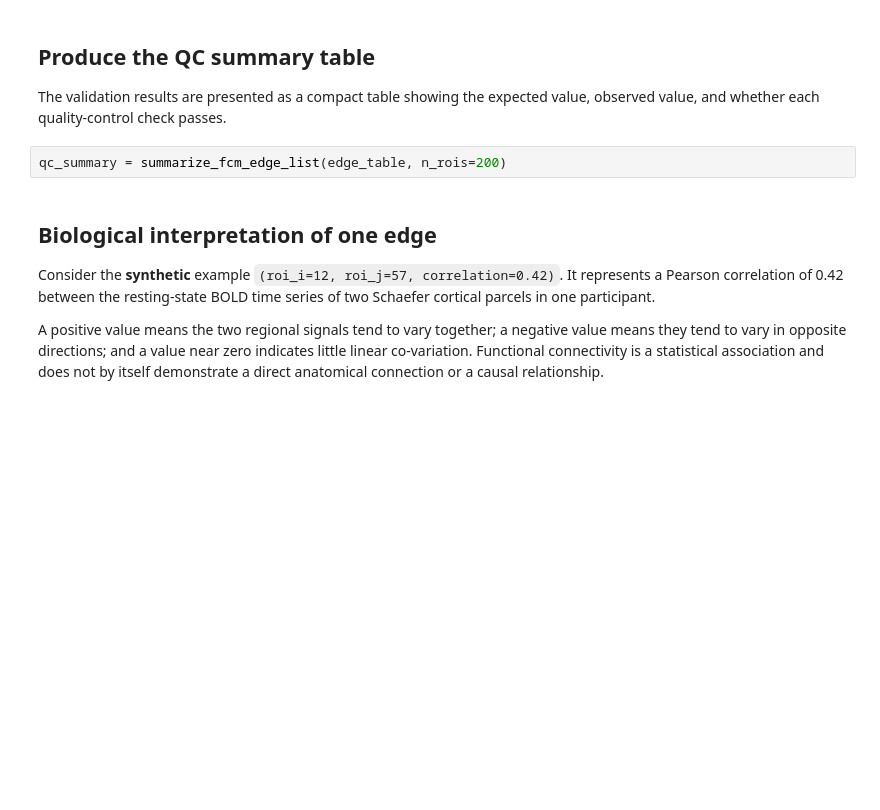
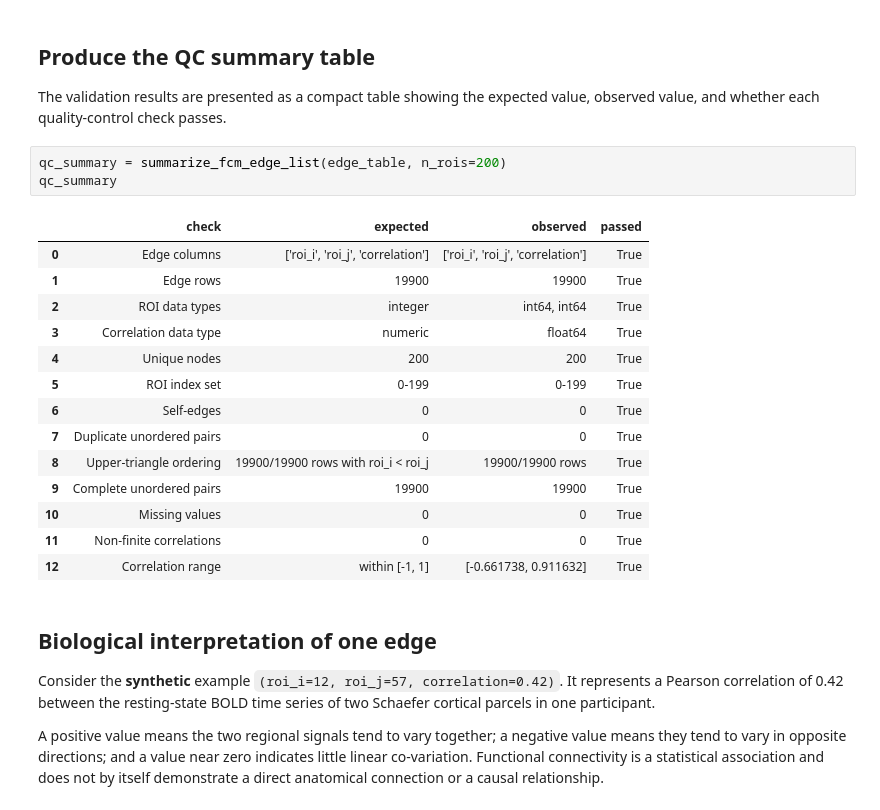
Before and after one commit to nasra-ismail/mpi-lemon-connectivity-cognition, a Jupyter notebook: notebooks/03_single_matrix_qc.ipynb, the cells around one changed output. Saved outputs shown, nothing was run; the diff lists cells and outputs as text; blank space fills up the shorter version.

```diff
--- a/notebooks/03_single_matrix_qc.ipynb
+++ b/notebooks/03_single_matrix_qc.ipynb
@@ -107,6 +117,22 @@ expected value, observed value, and whether each quality-control check
 passes.
 # %%
 qc_summary = summarize_fcm_edge_list(edge_table, n_rois=200)
+qc_summary
+# %% [output]
+|  | check | expected | observed | passed |
+| 0 | Edge columns | ['roi_i', 'roi_j', 'correlation'] | ['roi_i', 'roi_j', 'correlation'] | True |
+| 1 | Edge rows | 19900 | 19900 | True |
+| 2 | ROI data types | integer | int64, int64 | True |
+| 3 | Correlation data type | numeric | float64 | True |
+| 4 | Unique nodes | 200 | 200 | True |
+| 5 | ROI index set | 0-199 | 0-199 | True |
+| 6 | Self-edges | 0 | 0 | True |
+| 7 | Duplicate unordered pairs | 0 | 0 | True |
+| 8 | Upper-triangle ordering | 19900/19900 rows with roi_i < roi_j | 19900/19900 rows | True |
+| 9 | Complete unordered pairs | 19900 | 19900 | True |
+| 10 | Missing values | 0 | 0 | True |
+| 11 | Non-finite correlations | 0 | 0 | True |
+| 12 | Correlation range | within [-1, 1] | [-0.661738, 0.911632] | True |
 # %% [markdown]
 ## Biological interpretation of one edge
 
```
Also changed, not shown: parts of 14 cells of this notebook.
